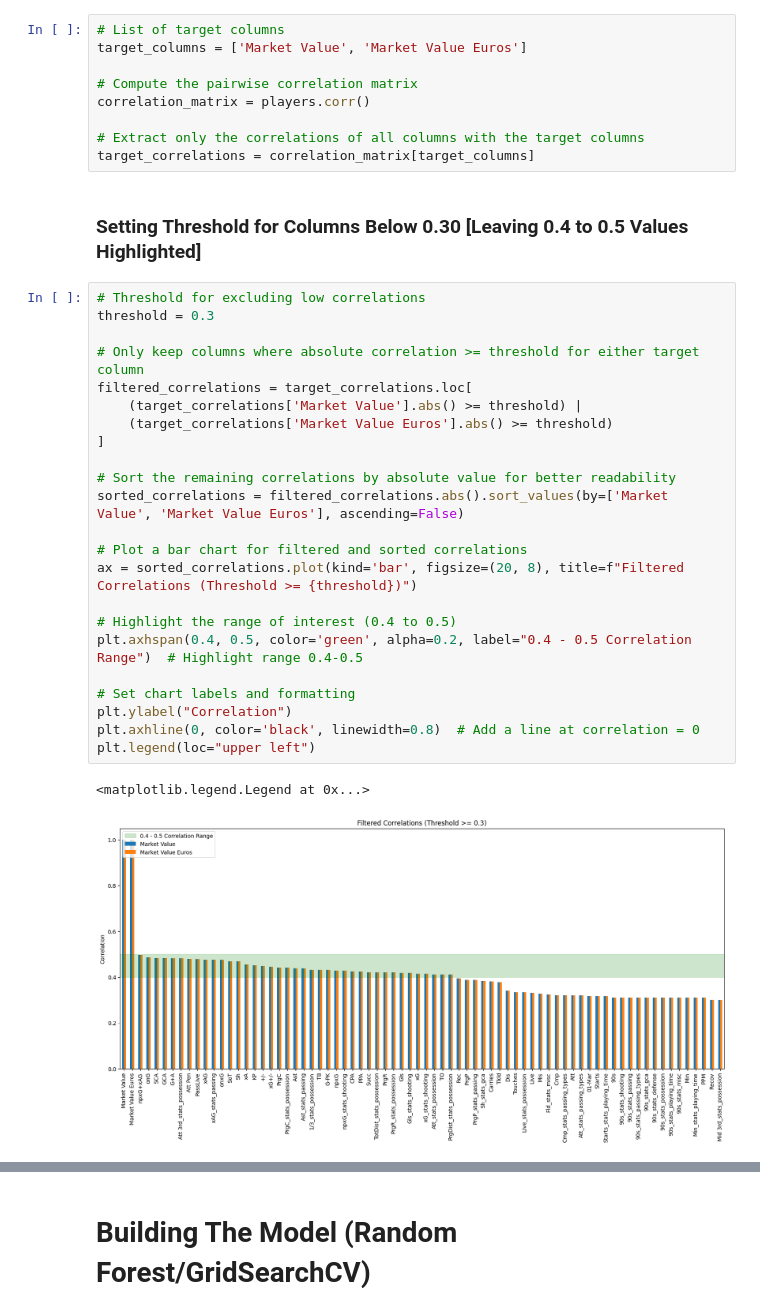
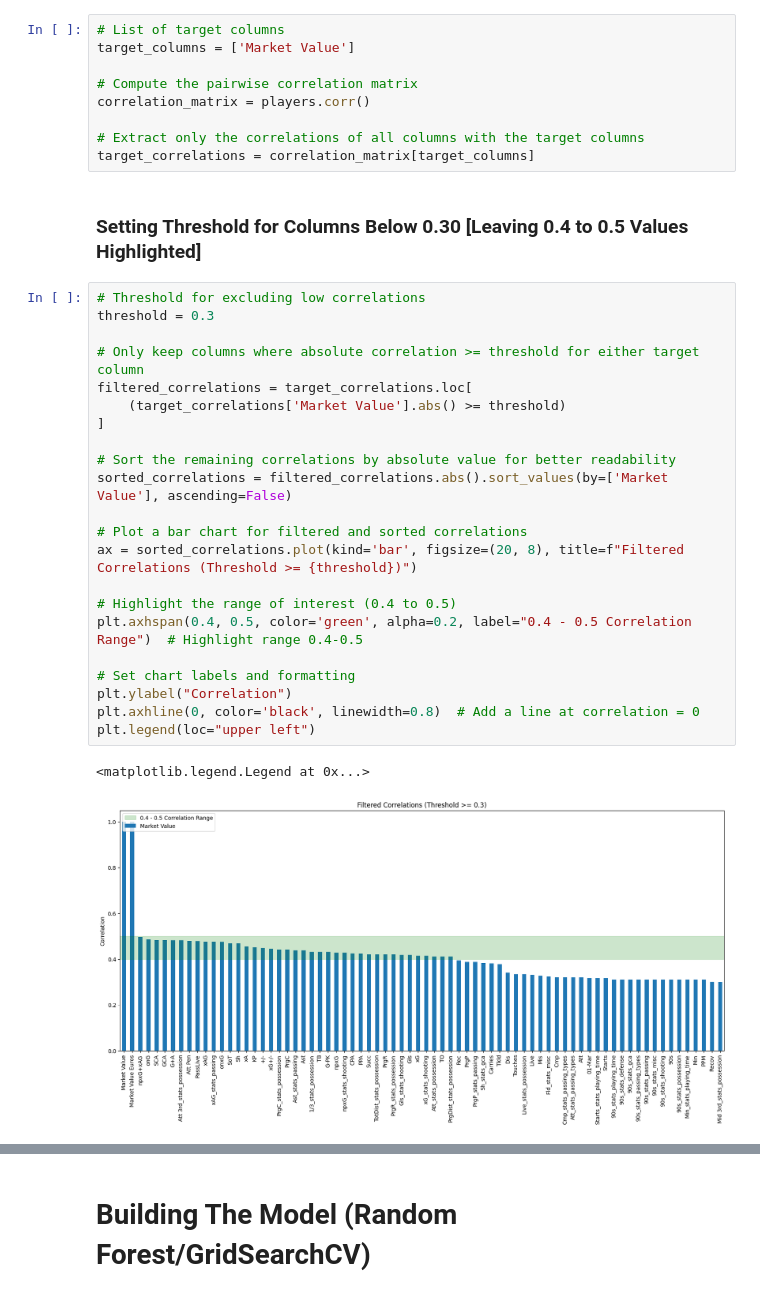
Before and after one commit to Wukelalks/Player-Performance-Model, a Jupyter notebook: Football_Players_Stats_2024_2025_model.ipynb, the cells around one changed output, grey strips where cells are left out. Drawn from its saved outputs; the diff is of its cells as text.

```diff
--- a/Football_Players_Stats_2024_2025_model.ipynb
+++ b/Football_Players_Stats_2024_2025_model.ipynb
@@ -239,7 +239,7 @@ plt.show()
 ### Listing *Market Value* & *Market Value Euros* as Target Columns
 # %%
 # List of target columns
-target_columns = ['Market Value', 'Market Value Euros']
+target_columns = ['Market Value']
 
 # Compute the pairwise correlation matrix
 correlation_matrix = players.corr()
@@ -251,29 +251,28 @@ target_correlations = correlation_matrix[target_columns]
 # %%
 # Threshold for excluding low correlations
 threshold = 0.3
 
 # Only keep columns where absolute correlation >= threshold for either target column
 filtered_correlations = target_correlations.loc[
-    (target_correlations['Market Value'].abs() >= threshold) |
-    (target_correlations['Market Value Euros'].abs() >= threshold)
+    (target_correlations['Market Value'].abs() >= threshold)
 ]
 
 # Sort the remaining correlations by absolute value for better readability
-sorted_correlations = filtered_correlations.abs().sort_values(by=['Market Value', 'Market Value Euros'], ascending=False)
+sorted_correlations = filtered_correlations.abs().sort_values(by=['Market Value'], ascending=False)
 
 # Plot a bar chart for filtered and sorted correlations
 ax = sorted_correlations.plot(kind='bar', figsize=(20, 8), title=f"Filtered Correlations (Threshold >= {threshold})")
 
 # Highlight the range of interest (0.4 to 0.5)
 plt.axhspan(0.4, 0.5, color='green', alpha=0.2, label="0.4 - 0.5 Correlation Range")  # Highlight range 0.4-0.5
 
 # Set chart labels and formatting
 plt.ylabel("Correlation")
 plt.axhline(0, color='black', linewidth=0.8)  # Add a line at correlation = 0
 plt.legend(loc="upper left")
 # %% [output]
 <matplotlib.legend.Legend at 0x...>
-[figure, old version]
+[figure, new version]
 # %%
 # Define the range for correlation values
 lower_bound = 0.4
```
Also changed, not shown: parts of 14 cells of this notebook.
